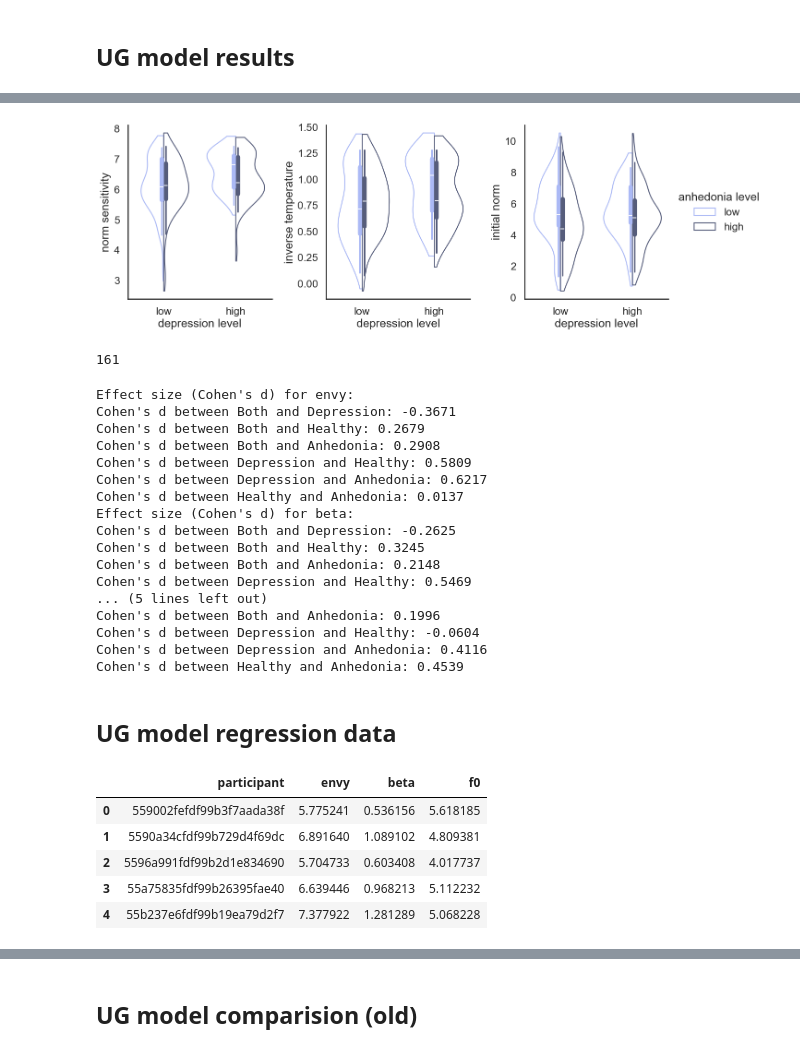
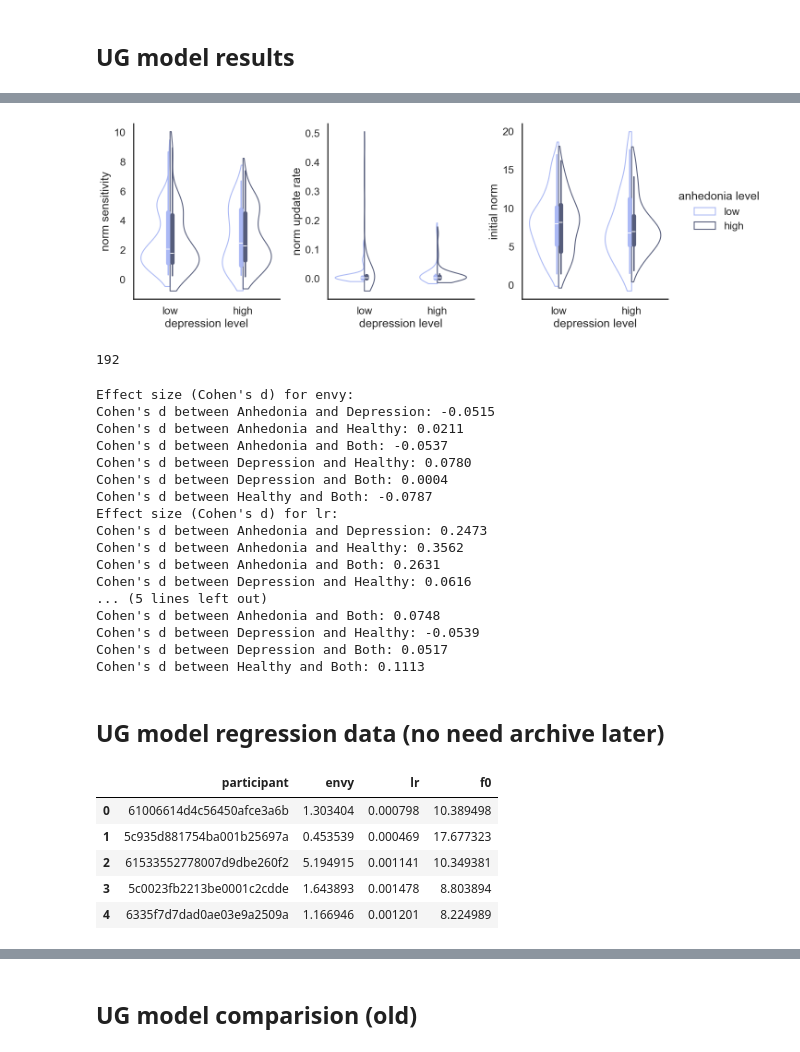
Before and after one commit to fuqixiu/leap-online-study, a Jupyter notebook: analysis/main_fig_T1.ipynb, the cells around one changed output, grey strips where cells are left out. Cells and saved outputs as stored; diff of their text form; code cells hidden in the pictures.

Commit message:
update UG model comparision with new models

```diff
--- a/analysis/main_fig_T1.ipynb
+++ b/analysis/main_fig_T1.ipynb
@@ -333,13 +337,11 @@ plt.show()
 ## UG model results
 # %%
 # load modeling results
-ug_FSfixf0 = pd.read_csv('../UG-EM/1_baseline_fit/UG_fit_FSfixf0_Sep24.csv')
-ug_FSvarf0 = pd.read_csv('../UG-EM/1_baseline_fit/UG_fit_FSvarf0_Sep24.csv')
-ug_RWfixf0 = pd.read_csv('../UG-EM/1_baseline_fit/UG_fit_RWfixf0_May25.csv')
-ug_RWvarf0 = pd.read_csv('../UG-EM/1_baseline_fit/UG_fit_varf0_Sep24.csv')
+ug_fixf0 = pd.read_csv('../ug_modeling/baseline_fit/UG_fit_RWfixf0b_May25.csv')
+ug_varf0 = pd.read_csv('../ug_modeling/baseline_fit/UG_fit_RWvarf0_May25.csv')
 
 # concate all models together
-ug_all = pd.concat([ug_FSfixf0, ug_FSvarf0, ug_RWfixf0, ug_RWvarf0], axis=0)
+ug_all = pd.concat([ug_fixf0, ug_varf0], axis=0)
 # %%
 # model labels
 model_labels = {
@@ -400,61 +396,61 @@ bic
 # %%
 # model fitted plot
 ug_fit_dict = {
     'envy': 'norm sensitivity',
-    # 'lr': 'norm update rate',
-    'beta': 'inverse temperature',
+    'lr': 'norm update rate',
+    # 'beta': 'inverse temperature',
     'f0': 'initial norm'
 }
 
-ug_FSvarf0 = format(ug_FSvarf0, 'ug', mod=1)
-fig, ax = param_violin_2x2_plot(df=ug_FSvarf0, y_var_label_dict=ug_fit_dict, palette=ug_palette, panel=3)
+ug_varf0 = format(ug_varf0, 'ug', mod=1)
+fig, ax = param_violin_2x2_plot(df=ug_varf0, y_var_label_dict=ug_fit_dict, palette=ug_palette, panel=3)
 
 # # Add a floating significance line to a specific subplot (e.g., subplot 0)
 # ax[0].plot([0.1, 0.9], [0.98, 0.98], transform=ax[0].transAxes, color='black', linestyle='-', linewidth=2)
 # # Add '*' to indicate significance at the top center above the line
 # ax[0].text(0.5, 0.95, '*', transform=ax[0].transAxes, color='black', fontsize=25, verticalalignment='bottom', horizontalalignment='center', fontweight='bold')
 
 # save figure
 # plt.savefig('./figure/fig3.pdf', dpi=300)
 # %% [output]
-[figure, old version]
+[figure, new version]
 # %%
-ug_FSvarf0['participant'].nunique()
+ug_varf0['participant'].nunique()
 # %% [output]
-161
+192
 # %%
 # all effect size for loop
 for param in ug_fit_dict.keys():
-    compute_cohens_d(ug_FSvarf0, param)
+    compute_cohens_d(ug_varf0, param)
 # %% [output]
 Effect size (Cohen's d) for envy:
-Cohen's d between Both and Depression: -0.3671
-Cohen's d between Both and Healthy: 0.2679
-Cohen's d between Both and Anhedonia: 0.2908
-Cohen's d between Depression and Healthy: 0.5809
-Cohen's d between Depression and Anhedonia: 0.6217
-Cohen's d between Healthy and Anhedonia: 0.0137
-Effect size (Cohen's d) for beta:
-Cohen's d between Both and Depression: -0.2625
-Cohen's d between Both and Healthy: 0.3245
-Cohen's d between Both and Anhedonia: 0.2148
-Cohen's d between Depression and Healthy: 0.5469
+Cohen's d between Anhedonia and Depression: -0.0515
+Cohen's d between Anhedonia and Healthy: 0.0211
+Cohen's d between Anhedonia and Both: -0.0537
+Cohen's d between Depression and Healthy: 0.0780
+Cohen's d between Depression and Both: 0.0004
+Cohen's d between Healthy and Both: -0.0787
+Effect size (Cohen's d) for lr:
+Cohen's d between Anhedonia and Depression: 0.2473
+Cohen's d between Anhedonia and Healthy: 0.3562
+Cohen's d between Anhedonia and Both: 0.2631
+Cohen's d between Depression and Healthy: 0.0616
 ... (5 lines left out)
-Cohen's d between Both and Anhedonia: 0.1996
-Cohen's d between Depression and Healthy: -0.0604
-Cohen's d between Depression and Anhedonia: 0.4116
-Cohen's d between Healthy and Anhedonia: 0.4539
+Cohen's d between Anhedonia and Both: 0.0748
+Cohen's d between Depression and Healthy: -0.0539
+Cohen's d between Depression and Both: 0.0517
+Cohen's d between Healthy and Both: 0.1113
 # %% [markdown]
-## UG model regression data
+## UG model regression data (no need archive later)
 # %%
-ug_param_df = ug_FSvarf0[['participant', 'envy', 'beta', 'f0']]
+ug_param_df = ug_varf0[['participant', 'envy', 'lr', 'f0']]
 ug_param_df.head()
 # %% [output]
-|  | participant | envy | beta | f0 |
-| 0 | 559002fefdf99b3f7aada38f | 5.775241 | 0.536156 | 5.618185 |
-| 1 | 5590a34cfdf99b729d4f69dc | 6.891640 | 1.089102 | 4.809381 |
-| 2 | 5596a991fdf99b2d1e834690 | 5.704733 | 0.603408 | 4.017737 |
-| 3 | 55a75835fdf99b26395fae40 | 6.639446 | 0.968213 | 5.112232 |
-| 4 | 55b237e6fdf99b19ea79d2f7 | 7.377922 | 1.281289 | 5.068228 |
+|  | participant | envy | lr | f0 |
+| 0 | 61006614d4c56450afce3a6b | 1.303404 | 0.000798 | 10.389498 |
+| 1 | 5c935d881754ba001b25697a | 0.453539 | 0.000469 | 17.677323 |
+| 2 | 61533552778007d9dbe260f2 | 5.194915 | 0.001141 | 10.349381 |
+| 3 | 5c0023fb2213be0001c2cdde | 1.643893 | 0.001478 | 8.803894 |
+| 4 | 6335f7d7dad0ae03e9a2509a | 1.166946 | 0.001201 | 8.224989 |
 # %%
 # load dataframe for psychiatric labels
```
Also changed, not shown: parts of 8 cells of this notebook, 6 other files.
